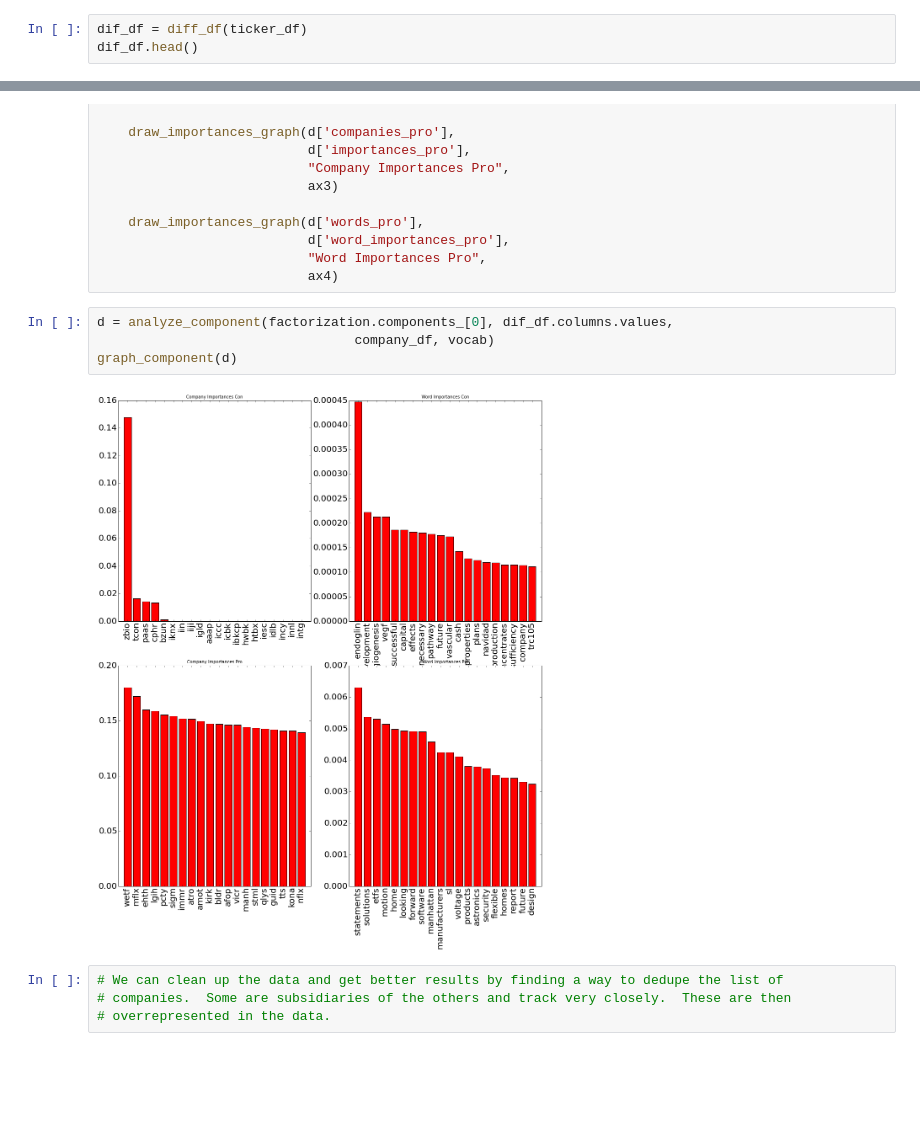
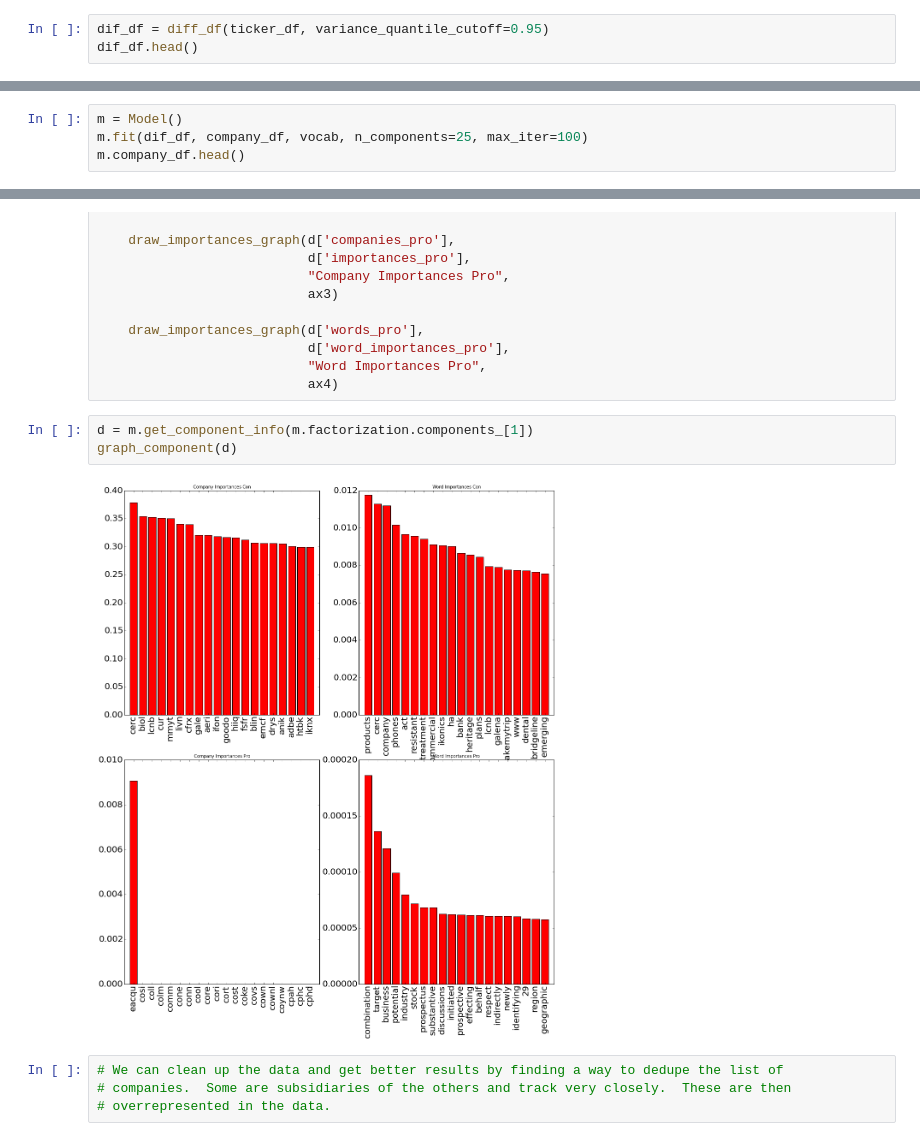
Before and after one commit to brian8128/gdelt_project, a Jupyter notebook: DataExtraction.ipynb, the cells around one changed output, grey strips where cells are left out. Drawn from its saved outputs; the diff is of its cells as text; blank space fills up the shorter version.

```diff
--- a/DataExtraction.ipynb
+++ b/DataExtraction.ipynb
@@ -37,4 +38,4 @@ ticker_df.head()
 # %%
-dif_df = diff_df(ticker_df)
+dif_df = diff_df(ticker_df, variance_quantile_cutoff=0.95)
 dif_df.head()
 # %% [output]
@@ -143,0 +55,4 @@ d = analyze_component(factorization.components_[0], dif_df.columns.values,
+# %%
+m = Model()
+m.fit(dif_df, company_df, vocab, n_components=25, max_iter=100)
+m.company_df.head()
@@ -178,11 +105,10 @@ def graph_component(d):
                            "Word Importances Pro",
                            ax4)
 # %%
-d = analyze_component(factorization.components_[0], dif_df.columns.values,
-                                 company_df, vocab)
+d = m.get_component_info(m.factorization.components_[1])
 graph_component(d)
 # %% [output]
-[figure, old version]
+[figure, new version]
 # %%
 # We can clean up the data and get better results by finding a way to dedupe the list of
 # companies.  Some are subsidiaries of the others and track very closely.  These are then
```
Also changed, not shown: parts of 10 cells of this notebook, 2 other files.
